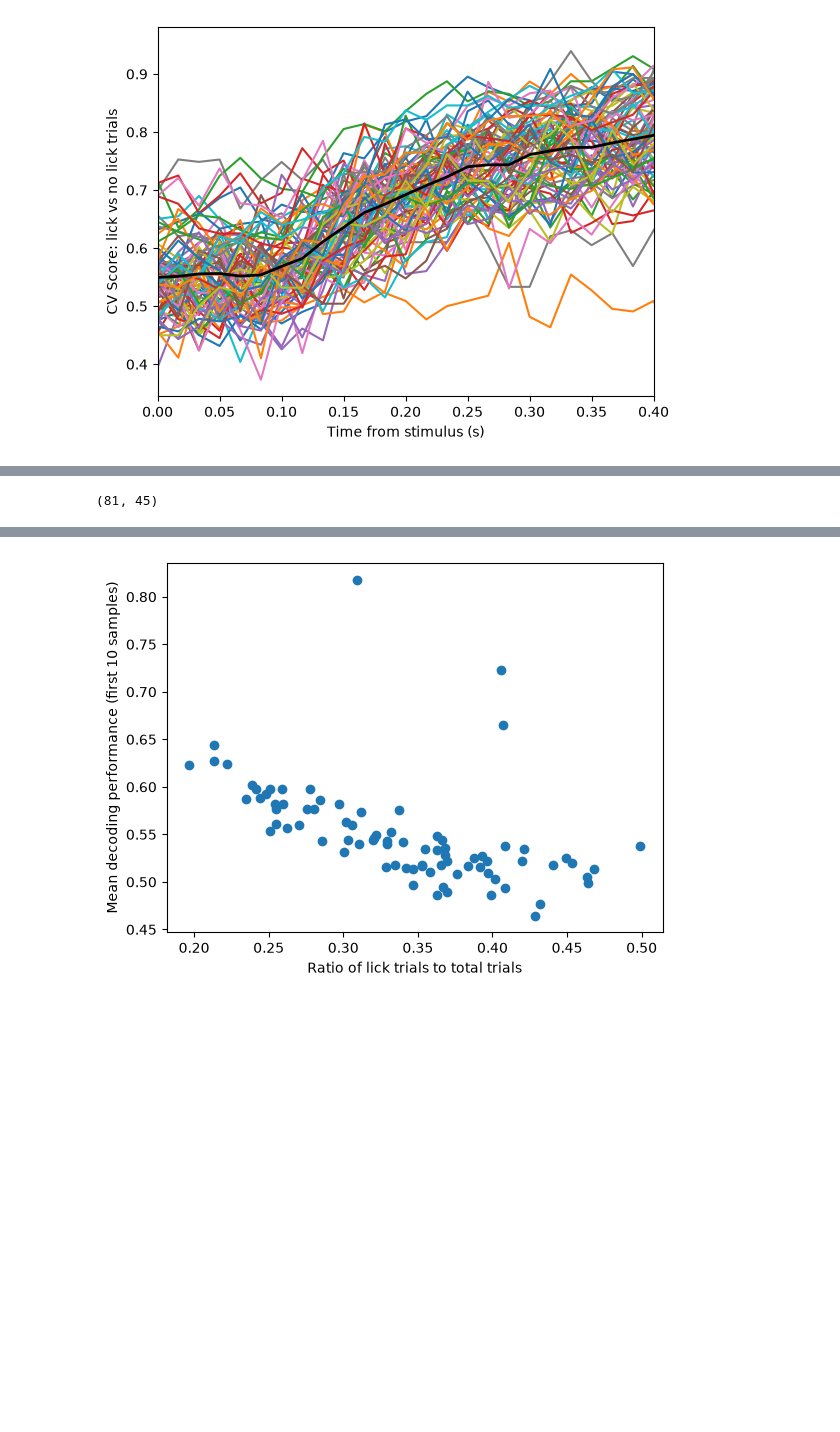
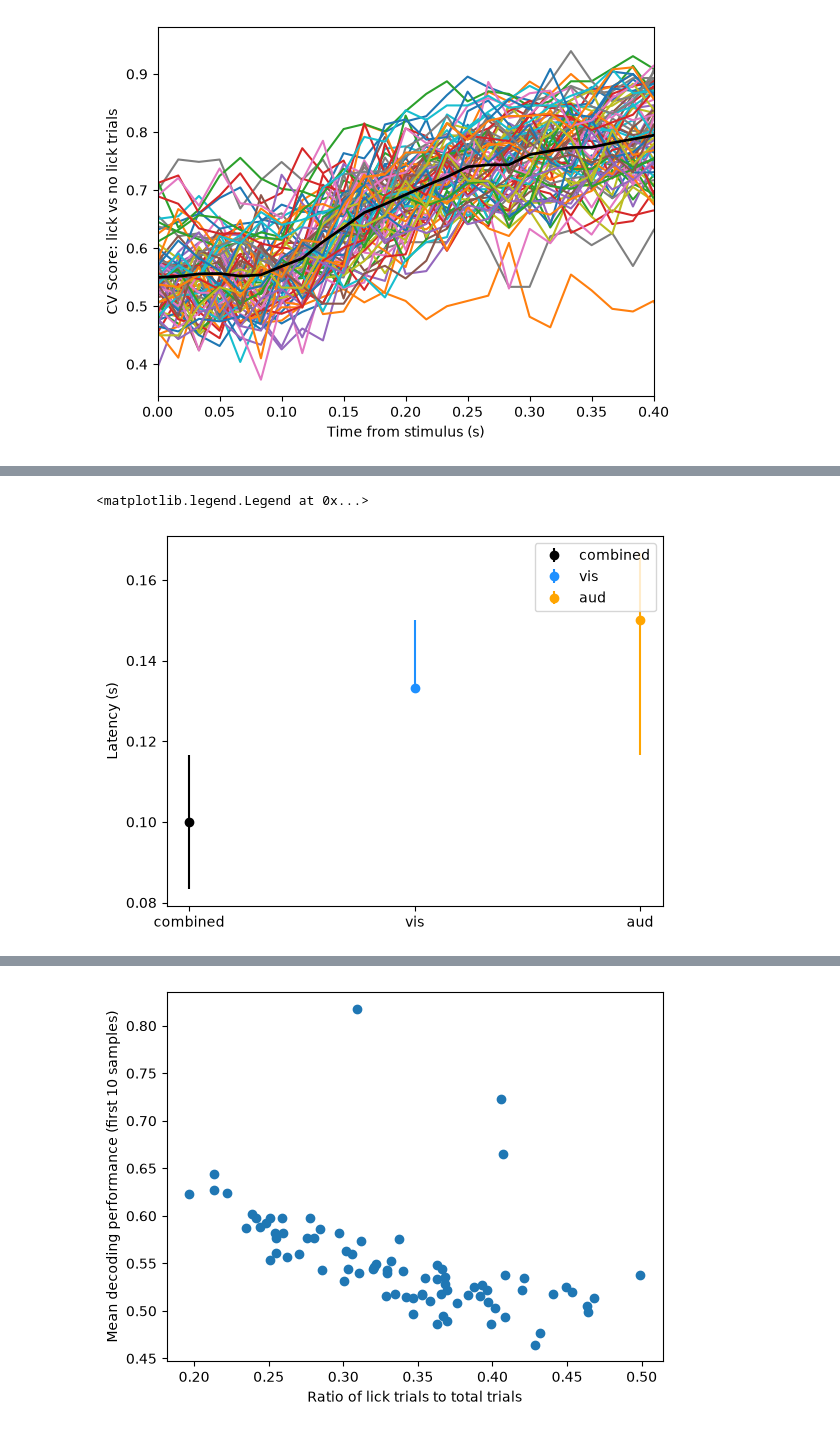
Before and after one commit to corbennett/dynamic_routing_facemap, a Jupyter notebook: analysis.ipynb, the cells around one changed output, grey strips where cells are left out. Drawn from its saved outputs; the diff is of its cells as text; code cells hidden in the pictures; blank space fills up the shorter version.

```diff
--- a/analysis.ipynb
+++ b/analysis.ipynb
@@ -73,7 +145,16 @@ plt.legend(['combined', 'visual targets', 'auditory targets'])
 # %%
-scores.shape
+#plot latencies with 95% confidence intervals
+plt.figure()
+for idf, latencies_time in enumerate(df_latencies):
+    median_latency = np.median(latencies_time)
+    lower_ci, upper_ci = bootstrap_ci(latencies_time)
+    plt.errorbar(idf, median_latency, yerr=[[median_latency-lower_ci], [upper_ci-median_latency]], fmt='o', color=colors[idf], label=df_labels[idf])
+plt.xticks(range(len(df_latencies)), df_labels)
+plt.ylabel('Latency (s)')
+plt.legend()
 # %% [output]
-(81, 45)
+<matplotlib.legend.Legend at 0x...>
+[figure, added]
 # %%
 # Plot individual cross-validation scores for the current dataframe
 # plot five per plot then make a new plot
```
Also changed, not shown: parts of 6 cells of this notebook, 3 other files.
